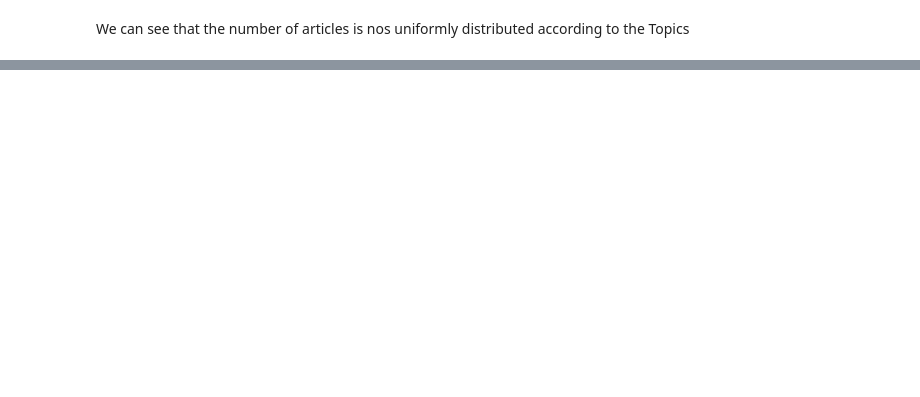
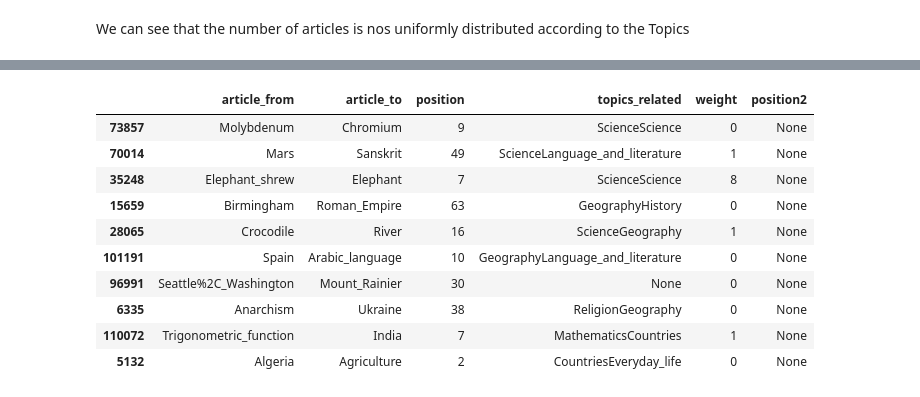
Before and after one commit to epfl-ada/ada-2022-project-groupe53, a Jupyter notebook: run.ipynb, the cells around one changed output, grey strips where cells are left out. Saved outputs shown, nothing was run; the diff lists cells and outputs as text; code cells hidden in the pictures; blank space fills up the shorter version.

Commit message:
get link df (wrong position)

```diff
--- a/run.ipynb
+++ b/run.ipynb
@@ -288,0 +415,43 @@ plt.show()
+# %%
+def get_position(article1, article2):#get links with href
+    links = []
+    if article1 in positions:
+        if len(positions[article1]) > 0:
+            return   positions[article1].index(article2)
+
+        return None
+    #encode artile1 to utf8
+    try :
+
+        url =  "http://web.archive.org/web/20080516175635/http://schools-wikipedia.org/wp/{}/{}.htm".format(article1[0],article1)
+        print(url)
+        html_page = urllib.request.urlopen(url)
+
+
+        soup = BeautifulSoup(html_page, "html.parser")
+
+    except :
+        print('No')
+        positions[article1] = []
+        return None
+
+    for link in soup.findAll('a'):
+        href = link.get('href')
+        if  href !=None and href.startswith("/web/20080516175635/http://schools-wikipedia.org/wp/"):
+            article = href.split("/")[-1].split(".")[0]
+
+            links.append(unquote(unquote(article)))
+
+        #keep only links in graph
+
+    only = [link for link in links if link in truth_graph.matrix_articles[article1]]
+
+    #remove duplicates from only list
+    only = list(dict.fromkeys(only))
+    positions[article1] = only
+    # get index of article2 in only
+    index = only.index(article2)
+    print(len(positions/truth_graph.nb_vertices("articles")))
+    return index
+# %%
+links_df['position2'] = links_df.apply(lambda row: get_position(row['article_from'],row['article_to']),axis=1)
@@ -288,0 +475,14 @@ plt.show()
+# %%
+links_df.sample(10)
+# %% [output]
+|  | article_from | article_to | position | topics_related | weight | position2 |
+| 73857 | Molybdenum | Chromium | 9 | ScienceScience | 0 | None |
+| 70014 | Mars | Sanskrit | 49 | ScienceLanguage_and_literature | 1 | None |
+| 35248 | Elephant_shrew | Elephant | 7 | ScienceScience | 8 | None |
+| 15659 | Birmingham | Roman_Empire | 63 | GeographyHistory | 0 | None |
+| 28065 | Crocodile | River | 16 | ScienceGeography | 1 | None |
+| 101191 | Spain | Arabic_language | 10 | GeographyLanguage_and_literature | 0 | None |
+| 96991 | Seattle%2C_Washington | Mount_Rainier | 30 | None | 0 | None |
+| 6335 | Anarchism | Ukraine | 38 | ReligionGeography | 0 | None |
+| 110072 | Trigonometric_function | India | 7 | MathematicsCountries | 1 | None |
+| 5132 | Algeria | Agriculture | 2 | CountriesEveryday_life | 0 | None |
```
Also changed, not shown: parts of 16 cells of this notebook, 2 other files.
